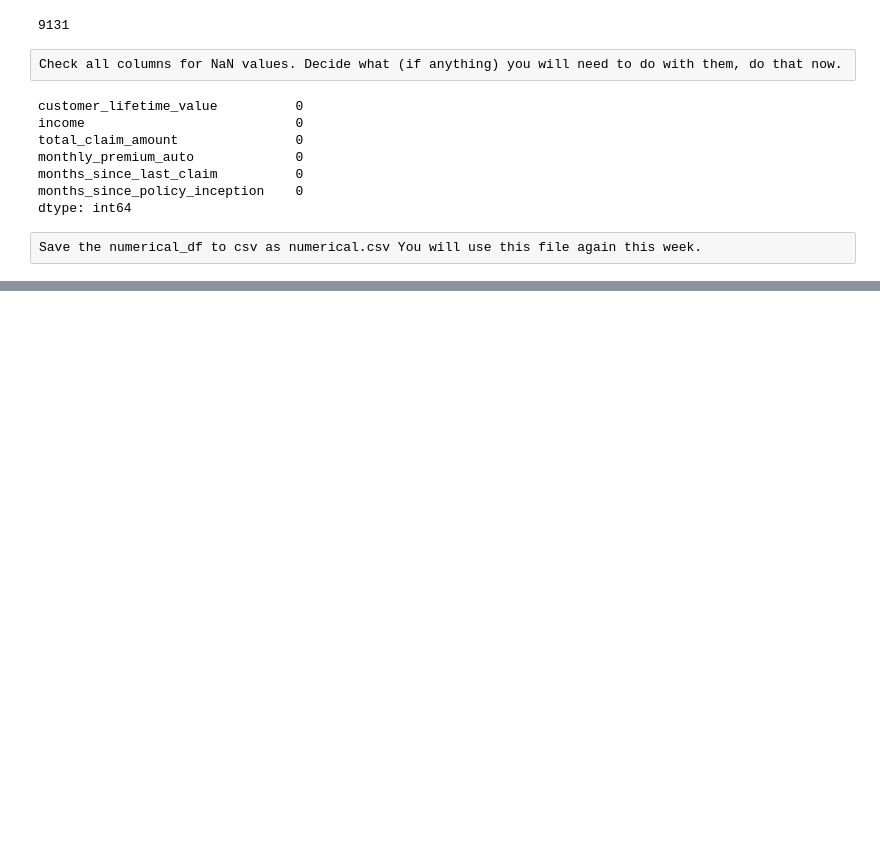
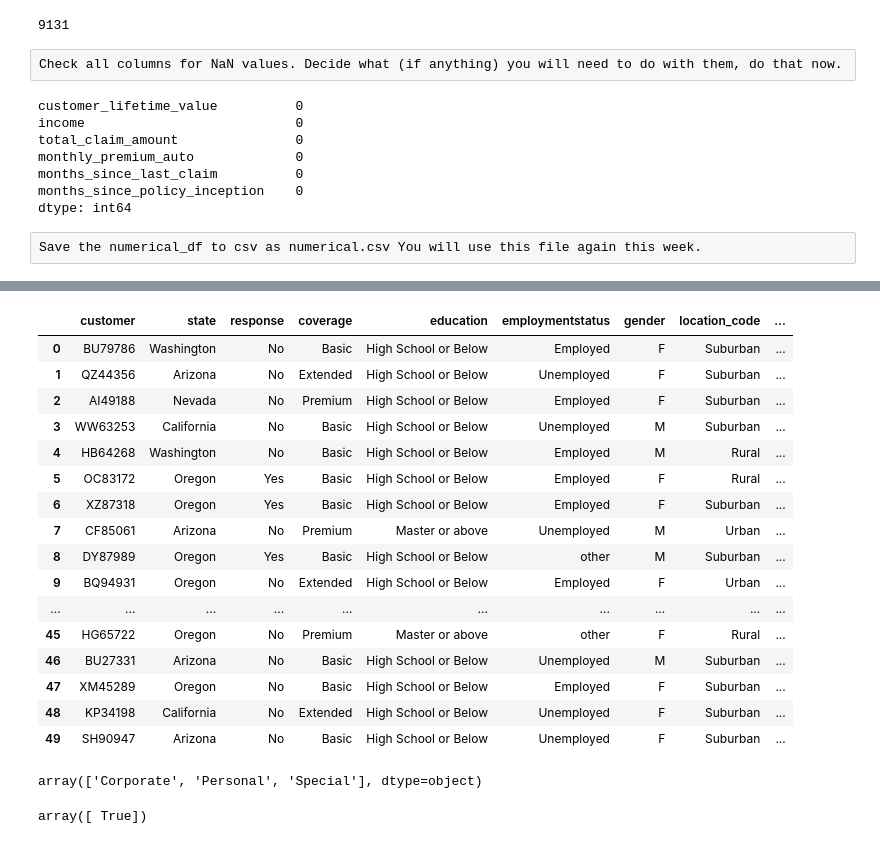
Before and after one commit to ArtemDubrovin222/lab-cleaning-numerical-data, a Jupyter notebook: files_for_lab/cleaning lab.ipynb, the cells around one changed output, grey strips where cells are left out. Cells and saved outputs as stored; diff of their text form; code cells hidden in the pictures; blank space fills up the shorter version.

```diff
--- a/files_for_lab/cleaning lab.ipynb
+++ b/files_for_lab/cleaning lab.ipynb
@@ -248,0 +408,8 @@ numerical_df.to_csv('numerical.csv', index=False)
+# %%
+def cleanvehicle(x):
+    if x in ["Luxury SUV","Luxury Car","Sports Car"]:
+        return "Luxury"
+    else:
+        return x
+categorical_df['vehicle_class'] = list(map(cleanvehicle, categorical_df['vehicle_class']))
+categorical_df['vehicle_class'].unique()
@@ -248,0 +418,8 @@ numerical_df.to_csv('numerical.csv', index=False)
+# %%
+def cleanstatus(x):
+    if x in ["Divorced"]:
+        return "Single"
+    else:
+        return x
+categorical_df['marital_status'] = list(map(cleanstatus, categorical_df['marital_status']))
+categorical_df['marital_status'].unique()
@@ -248,0 +428,8 @@ numerical_df.to_csv('numerical.csv', index=False)
+# %%
+def cleanemploymentstatus(x):
+    if x in ["Medical Leave", "Disabled", "Retired"]:
+        return "other"
+    else:
+        return x
+categorical_df['employmentstatus'] = list(map(cleanemploymentstatus, categorical_df['employmentstatus']))
+categorical_df['employmentstatus'].unique()
@@ -248,0 +459,10 @@ numerical_df.to_csv('numerical.csv', index=False)
+# %%
+def cleaneeducation(x):
+    if x in ["College", "Bachelor"]:
+        return "High School or Below"
+    if x in ["Master", "Doctor"]:
+        return "Master or above"
+    else:
+        return x
+categorical_df['education'] = list(map(cleaneeducation, categorical_df['education']))
+categorical_df['education'].unique()
@@ -248,0 +493,42 @@ numerical_df.to_csv('numerical.csv', index=False)
+# %%
+#Compare policy_type and policy. What information is contained in these columns. Can you identify what is important?
+categorical_df.head(50)
+# %% [output]
+|  | customer | state | response | coverage | education | employmentstatus | gender | location_code | ... |
+| 0 | BU79786 | Washington | No | Basic | High School or Below | Employed | F | Suburban | ... |
+| 1 | QZ44356 | Arizona | No | Extended | High School or Below | Unemployed | F | Suburban | ... |
+| 2 | AI49188 | Nevada | No | Premium | High School or Below | Employed | F | Suburban | ... |
+| 3 | WW63253 | California | No | Basic | High School or Below | Unemployed | M | Suburban | ... |
+| 4 | HB64268 | Washington | No | Basic | High School or Below | Employed | M | Rural | ... |
+| 5 | OC83172 | Oregon | Yes | Basic | High School or Below | Employed | F | Rural | ... |
+| 6 | XZ87318 | Oregon | Yes | Basic | High School or Below | Employed | F | Suburban | ... |
+| 7 | CF85061 | Arizona | No | Premium | Master or above | Unemployed | M | Urban | ... |
+| 8 | DY87989 | Oregon | Yes | Basic | High School or Below | other | M | Suburban | ... |
+| 9 | BQ94931 | Oregon | No | Extended | High School or Below | Employed | F | Urban | ... |
+| ... | ... | ... | ... | ... | ... | ... | ... | ... | ... |
+| 45 | HG65722 | Oregon | No | Premium | Master or above | other | F | Rural | ... |
+| 46 | BU27331 | Arizona | No | Basic | High School or Below | Unemployed | M | Suburban | ... |
+| 47 | XM45289 | Oregon | No | Basic | High School or Below | Employed | F | Suburban | ... |
+| 48 | KP34198 | California | No | Extended | High School or Below | Unemployed | F | Suburban | ... |
+| 49 | SH90947 | Arizona | No | Basic | High School or Below | Unemployed | F | Suburban | ... |
+# %%
+#to check my theory about dropping policy type
+def cleanetype(x):
+    if x in ["Corporate Auto"]:
+        return "Corporate"
+    if x in ["Personal Auto"]:
+        return "Personal"
+    if x in ["Special Auto"]:
+        return "Special"
+    else:
+        return x
+categorical_df['policy_type'] = list(map(cleanetype, categorical_df['policy_type']))
+categorical_df['policy_type'].unique()
+# %% [output]
+array(['Corporate', 'Personal', 'Special'], dtype=object)
+# %%
+compare=categorical_df['policy_type']==categorical_df['policy']
+compare.unique()
+#it worked and policy type isnt needed
+# %% [output]
+array([ True])
```
Also changed, not shown: parts of 20 cells of this notebook, 1 other file.
